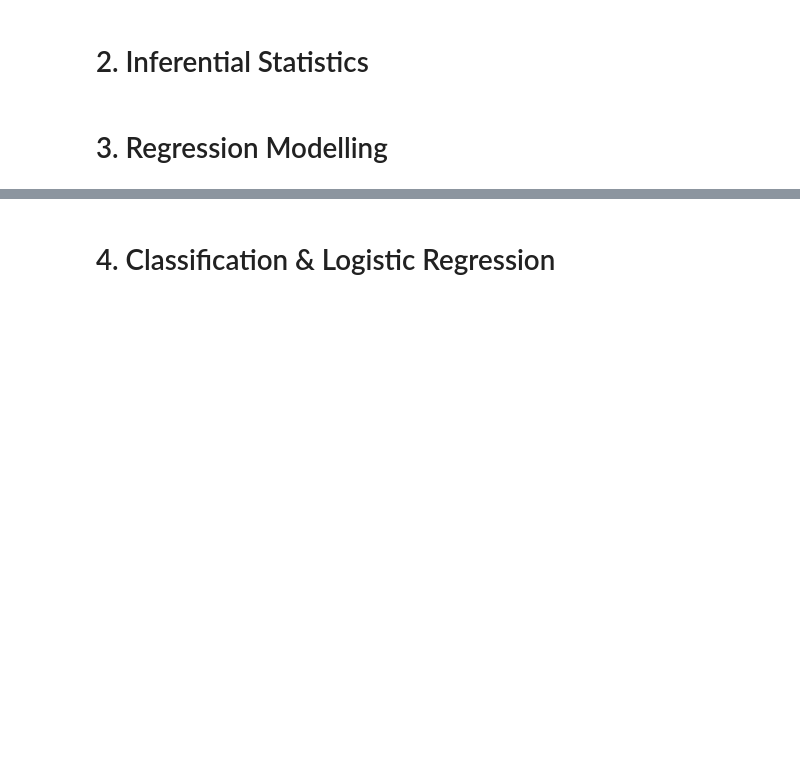
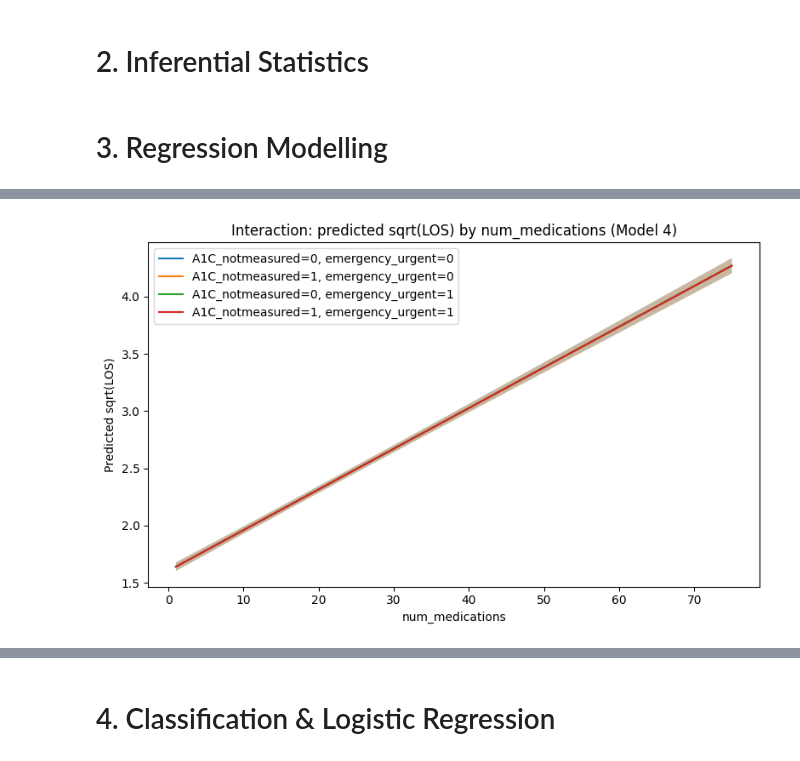
Before and after one commit to unluckytau/WQD7013-Final-Project, a Jupyter notebook: WQD7013_FINALPROJECT.ipynb, the cells around one changed output, grey strips where cells are left out. Drawn from its saved outputs; the diff is of its cells as text; code cells hidden in the pictures; blank space fills up the shorter version.

```diff
--- a/WQD7013_FINALPROJECT.ipynb
+++ b/WQD7013_FINALPROJECT.ipynb
@@ -452,0 +739,38 @@ Refit (clean): beta1=0.1701, R2=0.2440, resid_sd=2.1187
+# %%
+# Interaction visualization with 95% CI (Model 4 predictions)
+num_med_min, num_med_max = int(df_part3['num_medications'].min()), int(df_part3['num_medications'].max())
+num_med_range = np.linspace(num_med_min, num_med_max, 60)
+median_lab = float(df_part3['num_lab_procedures'].median())
+median_inpt = float(df_part3['number_inpatient'].median())
+
+cols = X4.columns.tolist()
+scenarios = [(0.0,0.0),(1.0,0.0),(0.0,1.0),(1.0,1.0)]
+labels = ["A1C_notmeasured=0, emergency_urgent=0",
+          "A1C_notmeasured=1, emergency_urgent=0",
+          "A1C_notmeasured=0, emergency_urgent=1",
+          "A1C_notmeasured=1, emergency_urgent=1"]
+
+plt.figure(figsize=(8,5))
+for (a1c, em), lab in zip(scenarios, labels):
+    df_pred = pd.DataFrame(0.0, index=range(len(num_med_range)), columns=cols)
+    if 'const' in df_pred.columns:
+        df_pred['const'] = 1.0
+    df_pred['num_medications'] = num_med_range
+    df_pred['num_lab_procedures'] = median_lab
+    df_pred['number_inpatient'] = median_inpt
+    # set interaction column if present
+    if 'A1C_notmeasured_x_emergency_urgent' in df_pred.columns:
+        df_pred['A1C_notmeasured_x_emergency_urgent'] = a1c * em
+    # predict with Model 4 and get 95% CI for mean prediction
+    pred = model_3_2_4.get_prediction(df_pred).summary_frame(alpha=0.05)
+    plt.plot(num_med_range, pred['mean'], label=lab)
+    plt.fill_between(num_med_range, pred['mean_ci_lower'], pred['mean_ci_upper'], alpha=0.15)
+
+plt.xlabel('num_medications')
+plt.ylabel('Predicted sqrt(LOS)')
+plt.title('Interaction: predicted sqrt(LOS) by num_medications (Model 4)')
+plt.legend()
+plt.tight_layout()
+plt.show()
+# %% [output]
+[figure, added]
```
Also changed, not shown: parts of 46 cells of this notebook.
